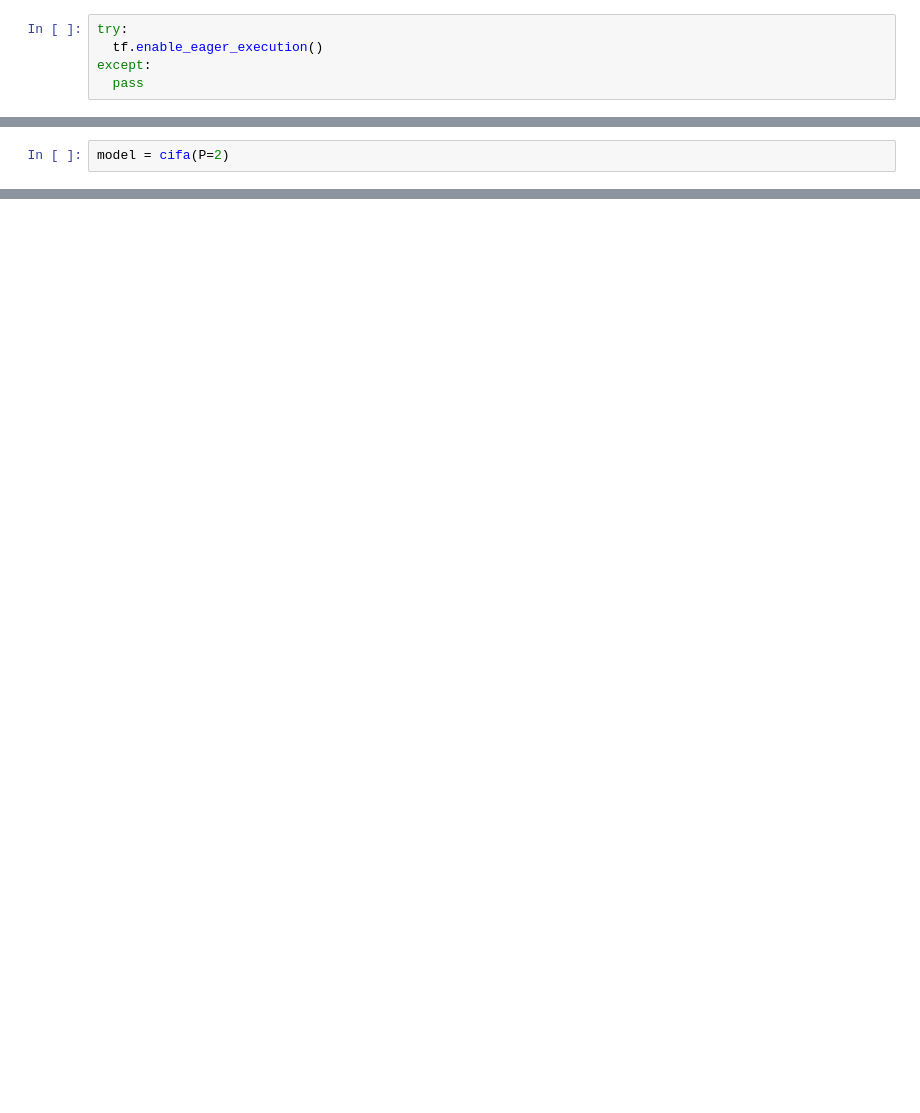
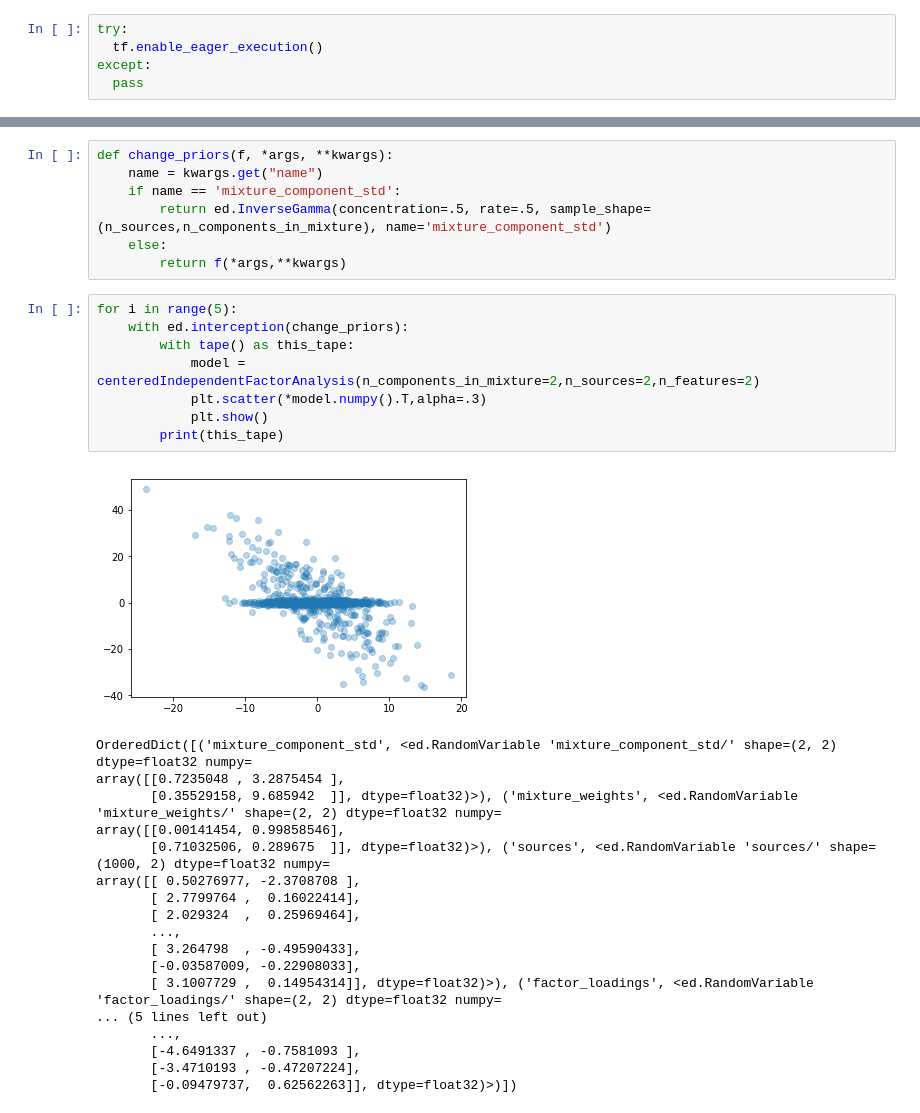
Before and after one commit to deoxyribose/FactOrCluster, a Jupyter notebook: cifa_independent.ipynb, the cells around one changed output, grey strips where cells are left out. Saved outputs shown, nothing was run; the diff lists cells and outputs as text; blank space fills up the shorter version.

```diff
--- a/cifa_independent.ipynb
+++ b/cifa_independent.ipynb
@@ -29,2 +17,0 @@ def cifa(N = 1000, K = 2, C = 3, P = 4):
-# %%
-model = cifa(P=2)
@@ -35,0 +38,34 @@ plt.scatter(*model.numpy().T,alpha=.3)
+# %%
+def change_priors(f, *args, **kwargs):
+    name = kwargs.get("name")
+    if name == 'mixture_component_std':
+        return ed.InverseGamma(concentration=.5, rate=.5, sample_shape=(n_sources,n_components_in_mixture), name='mixture_component_std')
+    else:
+        return f(*args,**kwargs)
+# %%
+for i in range(5):
+    with ed.interception(change_priors):
+        with tape() as this_tape:
+            model = centeredIndependentFactorAnalysis(n_components_in_mixture=2,n_sources=2,n_features=2)
+            plt.scatter(*model.numpy().T,alpha=.3)
+            plt.show()
+        print(this_tape)
+# %% [output]
+[figure, added]
+OrderedDict([('mixture_component_std', <ed.RandomVariable 'mixture_component_std/' shape=(2, 2) dtype=float32 numpy=
+array([[0.7235048 , 3.2875454 ],
+       [0.35529158, 9.685942  ]], dtype=float32)>), ('mixture_weights', <ed.RandomVariable 'mixture_weights/' shape=(2, 2) dtype=float32 numpy=
+array([[0.00141454, 0.99858546],
+       [0.71032506, 0.289675  ]], dtype=float32)>), ('sources', <ed.RandomVariable 'sources/' shape=(1000, 2) dtype=float32 numpy=
+array([[ 0.50276977, -2.3708708 ],
+       [ 2.7799764 ,  0.16022414],
+       [ 2.029324  ,  0.25969464],
+       ...,
+       [ 3.264798  , -0.49590433],
+       [-0.03587009, -0.22908033],
+       [ 3.1007729 ,  0.14954314]], dtype=float32)>), ('factor_loadings', <ed.RandomVariable 'factor_loadings/' shape=(2, 2) dtype=float32 numpy=
+... (5 lines left out)
+       ...,
+       [-4.6491337 , -0.7581093 ],
+       [-3.4710193 , -0.47207224],
+       [-0.09479737,  0.62562263]], dtype=float32)>)])
```
Also changed, not shown: parts of 10 cells of this notebook, 1 other file.
